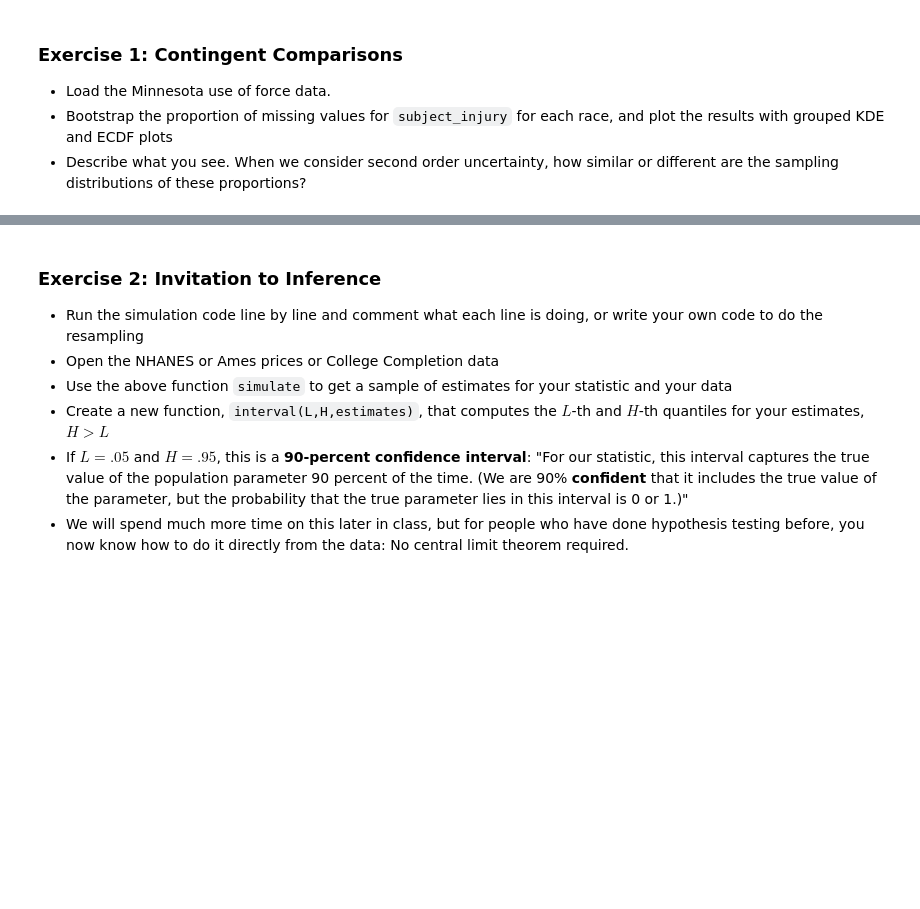
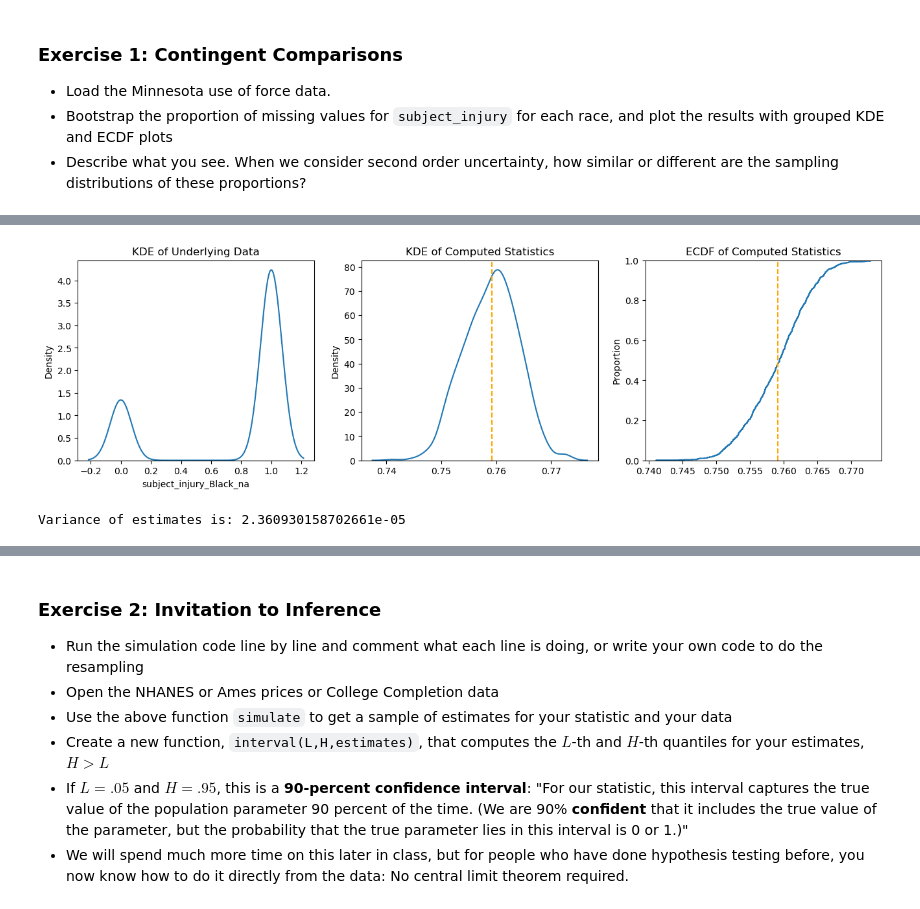
Before and after one commit to rde6mn/understanding_uncertainty_assignments, a Jupyter notebook: assignment_4.ipynb, the cells around one changed output, grey strips where cells are left out. Saved outputs shown, nothing was run; the diff lists cells and outputs as text; code cells hidden in the pictures; blank space fills up the shorter version.

```diff
--- a/assignment_4.ipynb
+++ b/assignment_4.ipynb
@@ -8,0 +61,6 @@
+# %%
+var = 'subject_injury_Black_na'
+estimates = simulate(var, df, stat)
+# %% [output]
+[figure, added]
+Variance of estimates is: 2.360930158702661e-05
```
Also changed, not shown: parts of 34 cells of this notebook.
